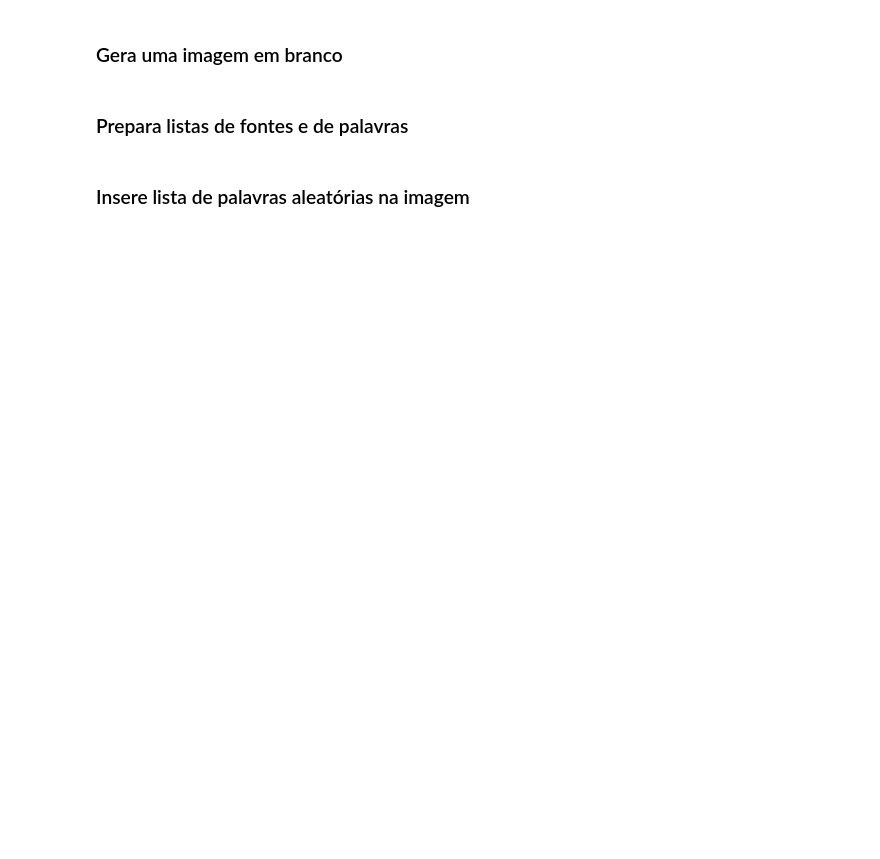
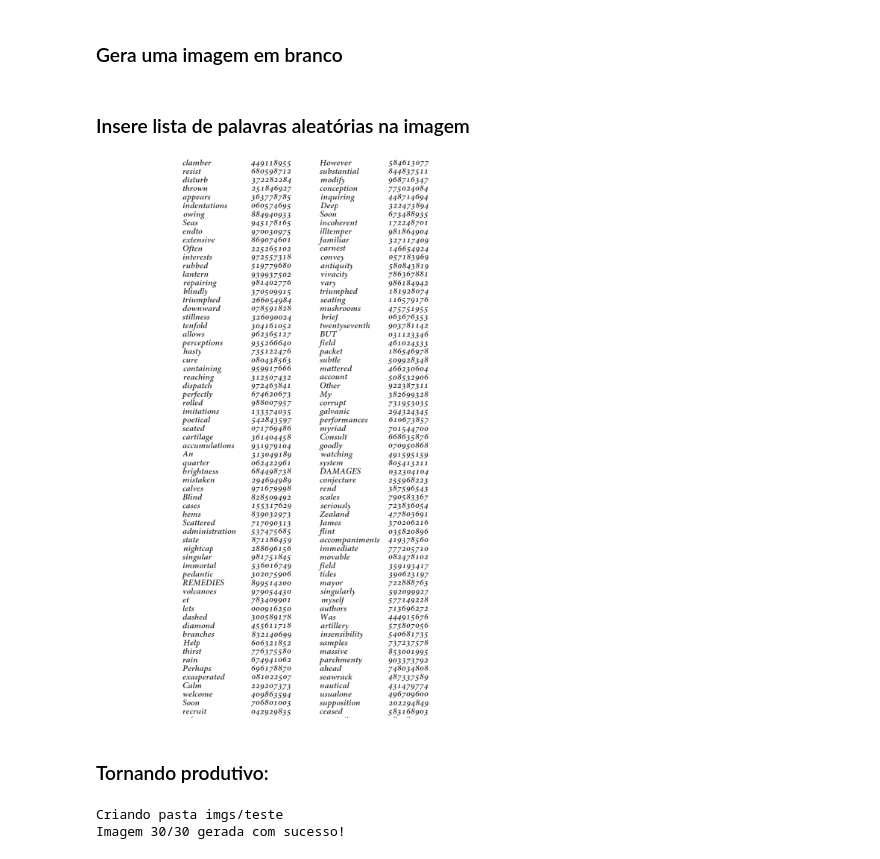
Before and after one commit to johnmattox/TCC_Pait, a Jupyter notebook: notebook_gerar_imagens_sinteticas.ipynb, the cells around one changed output. Saved outputs shown, nothing was run; the diff lists cells and outputs as text; code cells hidden in the pictures; blank space fills up the shorter version.

Commit message:
Primeira versão do gerador de imagens

```diff
--- a/notebook_gerar_imagens_sinteticas.ipynb
+++ b/notebook_gerar_imagens_sinteticas.ipynb
@@ -14,5 +46,3 @@ import numpy as np
 # %%
 im = Image.new('RGB',(1100, 1500),'white')
 dsnh = ImageDraw.Draw(im)
-# %% [markdown]
-### Prepara listas de fontes e de palavras
@@ -49,2 +49,38 @@ palavras = np.unique(palavras)
 # %% [markdown]
 ### Insere lista de palavras aleatórias na imagem
+# %%
+lins = 70 #número de linhas a gerar
+pals = 1 #número de palavras por linha
+numSize = 9 #número de caracteres no número a gerar
+whiteSpace = 8 #número de "espaços" entre palavra e número
+greyness = random.randint(0,80) #gera tons de cinza aleatórios (mais que 50!)
+fontSize = random.randint(12,24) #gera tamanho aleatório de fonte
+fontChoice = random.choice(fontes) #escolhe uma fonte aleatória
+# %%
+font = ImageFont.truetype(fontChoice, fontSize)
+colPalavras = []
+colNumeros = []
+for l in range(2*lins):
+    colPalavras.append(random.choice(palavras))
+    colNumeros.append(''.join(["%s" % random.randint(0, 9) for num in range(0, numSize)]))
+
+if im.size[0]-((max([len(x) for x in colPalavras])+1.5*whiteSpace+numSize)*fontSize*int(1.2)) < 0:
+    posX = 0
+else:
+    posX = random.randint(0,im.size[0]-((max([len(x) for x in colPalavras])+1.5*whiteSpace+numSize)*fontSize*int(1.2)))
+if im.size[1]-(lins)*fontSize < 0:
+    posY = 0
+else:
+    posY = random.randint(0,im.size[1]-(lins)*fontSize)
+
+for l in range(lins):
+    dsnh.text((posX,(posY+l*fontSize)),colPalavras[l],(greyness,greyness,greyness),font=font)
+    dsnh.text((posX+2*whiteSpace*fontSize,(posY+l*fontSize)),colPalavras[l+lins],(greyness,greyness,greyness),font=font)
+    dsnh.text(((posX+whiteSpace*fontSize),(posY+l*fontSize)),colNumeros[l],(greyness,greyness,greyness),font=font)
+    dsnh.text(((posX+3*whiteSpace*fontSize),(posY+l*fontSize)),colNumeros[l+lins],(greyness,greyness,greyness),font=font)
+
+im
+# %% [output]
+[figure, added]
+# %% [markdown]
+### Tornando produtivo:
@@ -50,0 +121,22 @@ palavras = np.unique(palavras)
+# %%
+qtdArquivos = 30 #quantidade máxima de arquivos a serem gerados
+for i in range(qtdArquivos):
+    try:
+        im = gera_imagem_limpa()
+        file = os.getcwd()+'\\imgs\\teste\\img_limpa_%05d.jpg'%i
+        if not os.path.exists(os.getcwd()+'\\imgs\\teste'):
+            print("Criando pasta imgs/teste")
+            os.makedirs(os.getcwd()+'\\imgs\\teste')
+        im.save(file)
+        print('\rImagem %d/%d gerada com sucesso!            '%(i+1,qtdArquivos),end='',flush=True)
+    except:
+        print('\rerro encontrado, gerando nova imagem        ',end='',flush=True)
+        im = gera_imagem_limpa()
+        file = os.getcwd()+'\\imgs\\teste\\img_limpa_%05d.jpg'%i
+        if not os.path.exists(os.getcwd()+'\\imgs\\teste'):
+            print("Criando pasta imgs/teste")
+            os.makedirs(os.getcwd()+'\\imgs\\teste')
+        im.save(file)
+# %% [output]
+Criando pasta imgs/teste
+Imagem 30/30 gerada com sucesso!
```
Also changed, not shown: parts of 4 cells of this notebook.
